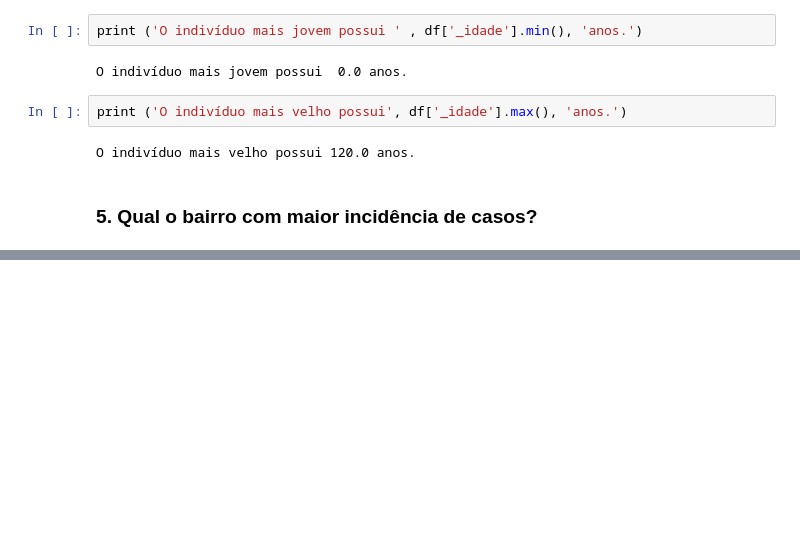
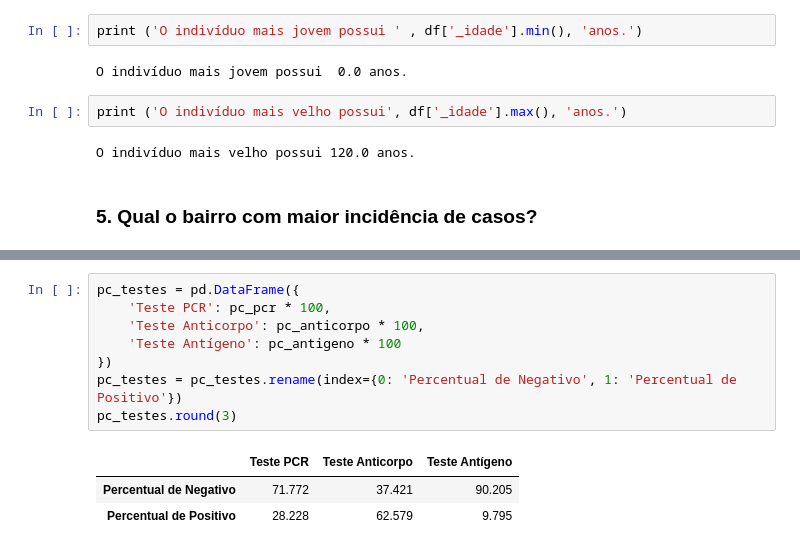
Before and after one commit to willianszwy/Analise-Exploratoria-COVID-19-Manaus, a Jupyter notebook: AnaliseExploratoria.ipynb, the cells around one changed output, grey strips where cells are left out. Saved outputs shown, nothing was run; the diff lists cells and outputs as text; blank space fills up the shorter version.

```diff
--- a/AnaliseExploratoria.ipynb
+++ b/AnaliseExploratoria.ipynb
@@ -176,0 +197,12 @@ Name: _bairro, Length: 1176, dtype: int64
+# %%
+pc_testes = pd.DataFrame({
+    'Teste PCR': pc_pcr * 100,
+    'Teste Anticorpo': pc_anticorpo * 100,
+    'Teste Antígeno': pc_antigeno * 100
+})
+pc_testes = pc_testes.rename(index={0: 'Percentual de Negativo', 1: 'Percentual de Positivo'})
+pc_testes.round(3)
+# %% [output]
+|  | Teste PCR | Teste Anticorpo | Teste Antígeno |
+| Percentual de Negativo | 71.772 | 37.421 | 90.205 |
+| Percentual de Positivo | 28.228 | 62.579 | 9.795 |
```
Also changed, not shown: parts of 25 cells of this notebook, 1 other file.
